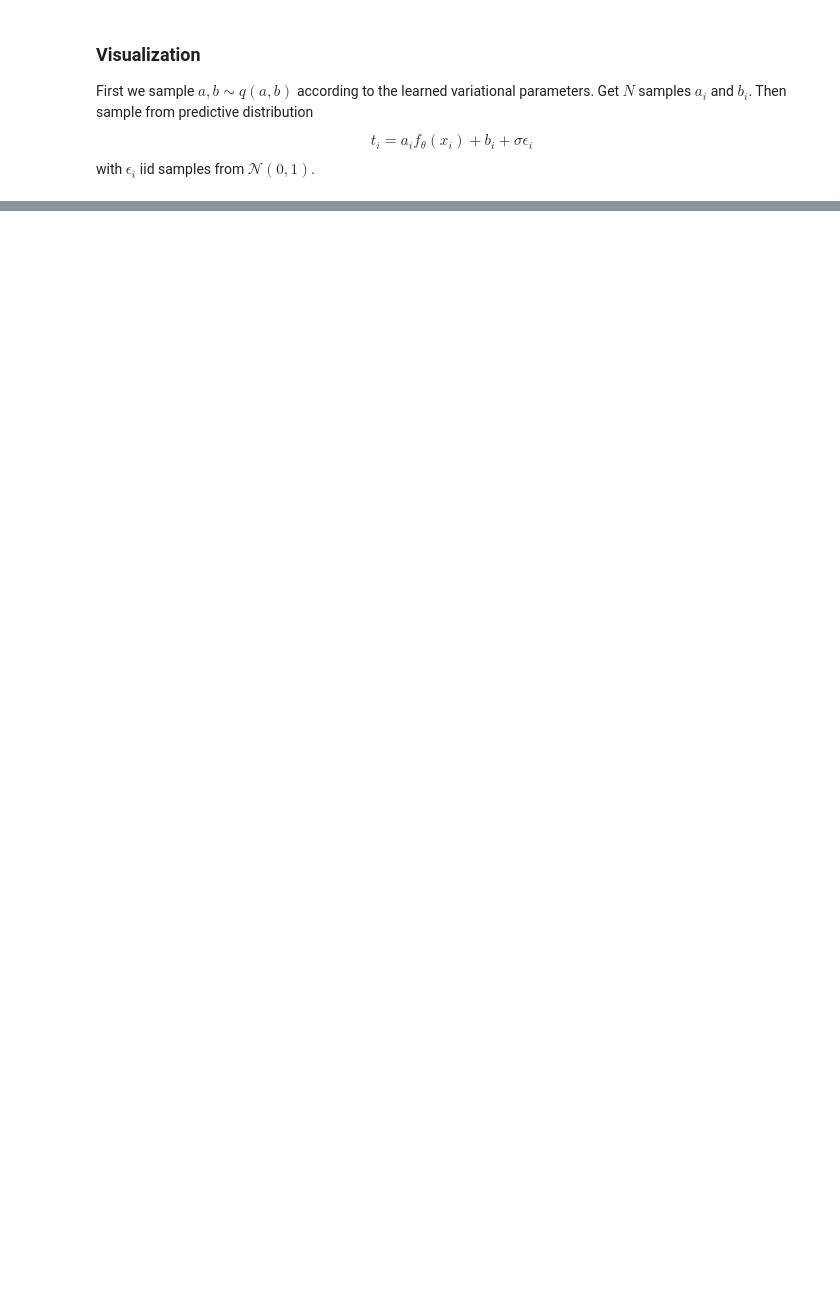
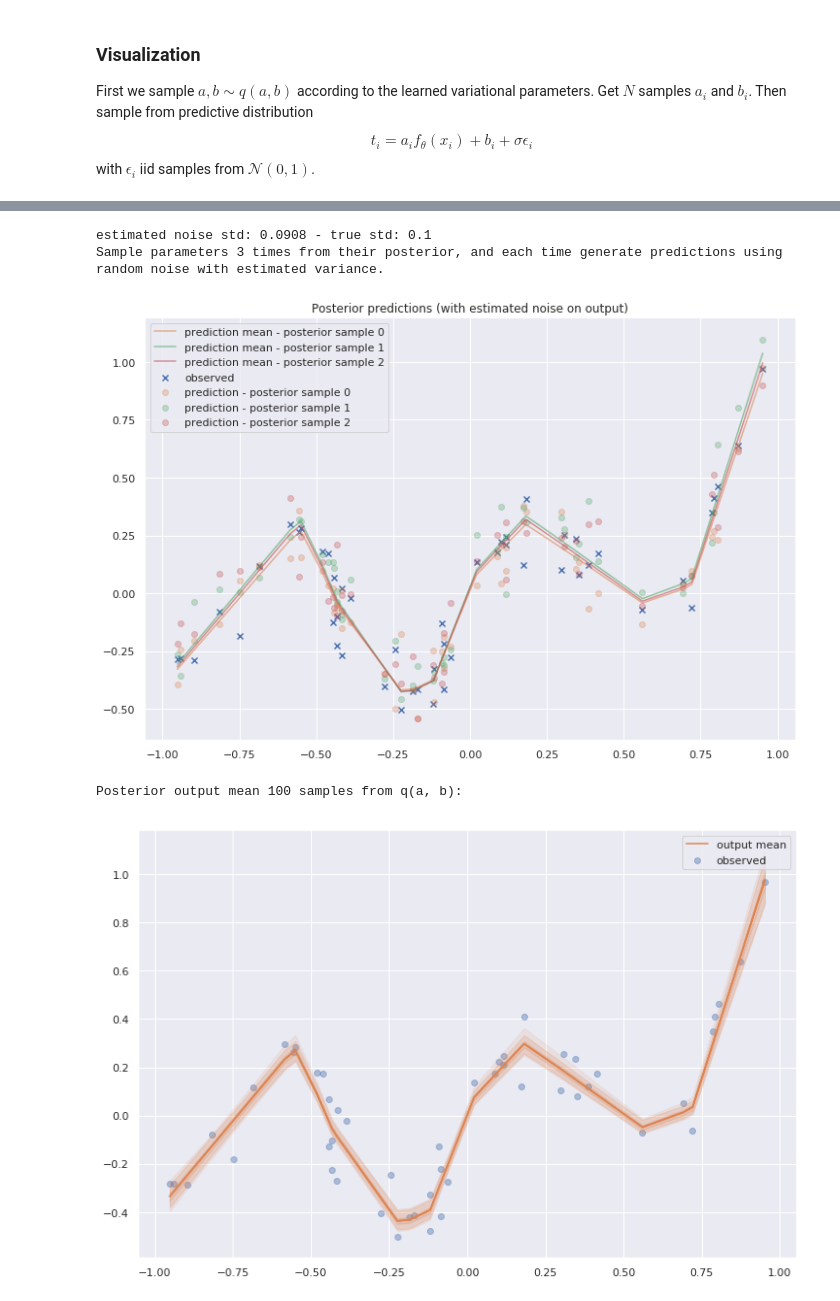
Before and after one commit to vlievin/deep-bayes, a Jupyter notebook: regression Nd-1d-Covariance.ipynb, the cells around one changed output, grey strips where cells are left out. Drawn from its saved outputs; the diff is of its cells as text; code cells hidden in the pictures; blank space fills up the shorter version.

```diff
--- a/regression Nd-1d-Covariance.ipynb
+++ b/regression Nd-1d-Covariance.ipynb
@@ -320,0 +321,65 @@ plt.show()
+# %%
+print('estimated noise std: {:.3g} - true std: {:.3g}'.format((logvar/2).exp().detach().numpy(), sigma))
+
+n_samples = 3
+
+print('Sample parameters {} times from their posterior, and each time generate predictions using random noise with estimated variance.'.format(n_samples))
+plt.figure(figsize=(12, 8))
+plt.title('Posterior predictions (with estimated noise on output)')
+plt.scatter(x, t, marker='x', label='observed')
+for s in range(n_samples):
+    ab_sample = stochastic(mu_ab, make_cholesky(logvar_ab, cov_ab))
+    a, b = ab_sample[:-1], ab_sample[-1:]
+    a = a.unsqueeze(1)
+
+    a = a.detach().cpu().numpy()
+    b = b.detach().cpu().numpy()
+
+    h_ = features(x).detach().numpy()   # shape (N, 3)
+    post_samples_mean = h_ @ a + b
+    post_samples = post_samples_mean + (logvar/2).exp().detach().numpy() * np.random.randn(*x.shape)
+    plt.scatter(x, post_samples, alpha=0.3, label='prediction - posterior sample {}'.format(s), color=sns.color_palette()[s+1])
+    plt.plot(x.detach().cpu().numpy(), post_samples_mean, alpha=0.6, label='prediction mean - posterior sample {}'.format(s), color=sns.color_palette()[s+1])
+
+plt.legend()
+plt.show()
+
+
+plt.figure(figsize=(12, 8))
+plt.title('Posterior distribution of output mean (noiseless)')
+plt.scatter(x, t, alpha=0.4, label='observed')
+n_samples = 100
+print("Posterior output mean {} samples from q(a, b):".format(n_samples))
+post_samples_all = []
+for s in range(n_samples):
+    ab_sample = stochastic(mu_ab, make_cholesky(logvar_ab, cov_ab))
+    a, b = ab_sample[:-1], ab_sample[-1:]
+    a = a.unsqueeze(1)
+
+    a = a.detach().cpu().numpy()
+    b = b.detach().cpu().numpy()
+
+    h_ = features(x).detach().numpy()   # shape (N, 3)
+    post_samples = h_ @ a + b   # noiseless
+    post_samples_all.append(post_samples[None, :, 0])
+
+x_np = x.squeeze(-1).detach().cpu().numpy()
+post_samples_all = np.concatenate(post_samples_all, axis=0)
+post_samples_mean = np.mean(post_samples_all, axis=0)
+post_samples_perc = np.percentile(post_samples_all, [0.5, 2.5, 25, 75, 97.5, 99.5], axis=0)
+# plt.plot(x_np, post_samples_mean, alpha=0.3, label='noiseless prediction')
+plot(x_np, post_samples_mean, y_lower=post_samples_perc[0], y_upper=post_samples_perc[-1],
+     alpha=0.1, label='output mean', color=sns.color_palette()[1])
+plot(x_np, post_samples_mean, y_lower=post_samples_perc[1], y_upper=post_samples_perc[-2],
+     alpha=0.2, color=sns.color_palette()[1])
+plot(x_np, post_samples_mean, y_lower=post_samples_perc[2], y_upper=post_samples_perc[-3],
+     alpha=0.2, color=sns.color_palette()[1])
+
+plt.legend()
+plt.show()
+# %% [output]
+estimated noise std: 0.0908 - true std: 0.1
+Sample parameters 3 times from their posterior, and each time generate predictions using random noise with estimated variance.
+[figure, added]
+Posterior output mean 100 samples from q(a, b):
+[figure, added]
```
Also changed, not shown: parts of 4 cells of this notebook.
